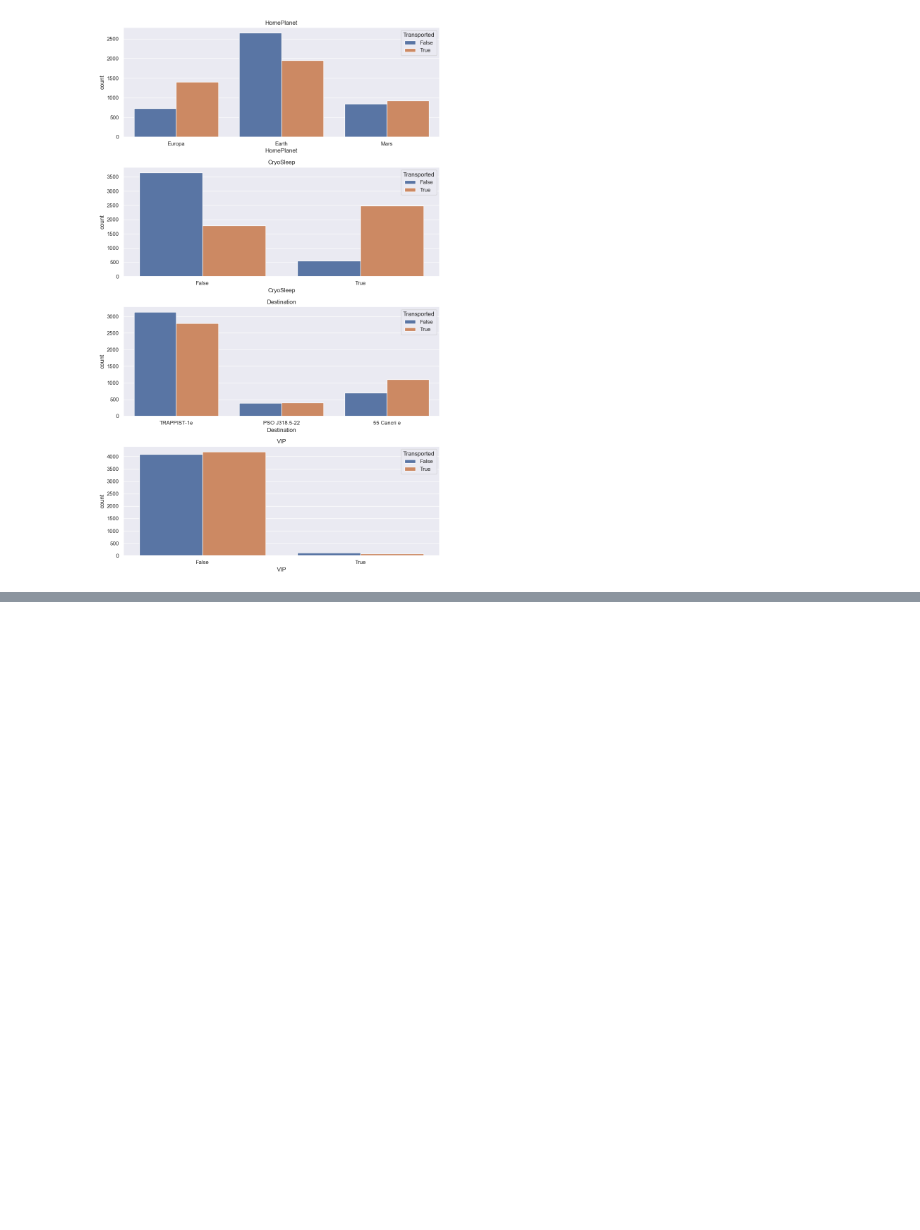
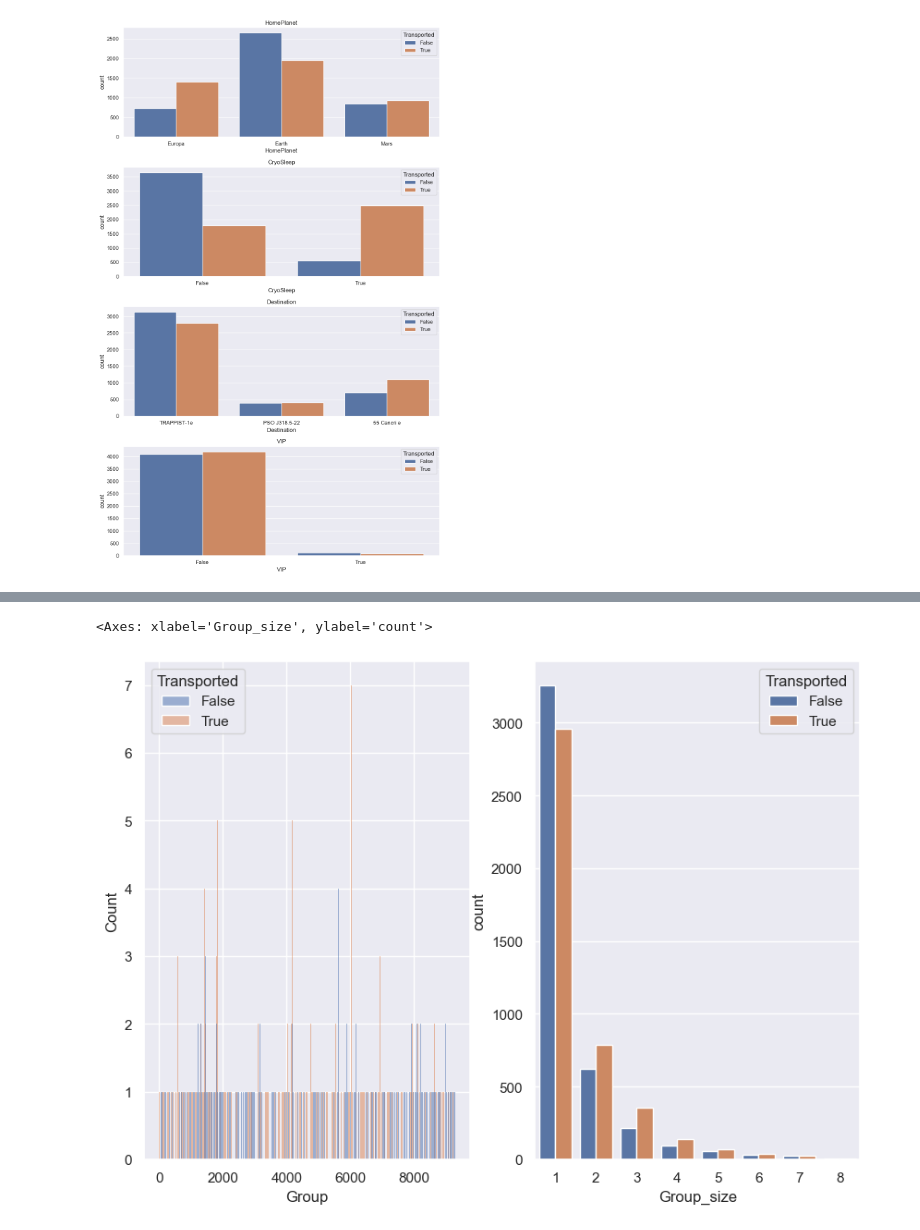
Before and after one commit to urxpietrek/spaceship_DS, a Jupyter notebook: spaceship_titanic.ipynb, the cells around one changed output, grey strips where cells are left out. Cells and saved outputs as stored; diff of their text form; code cells hidden in the pictures; blank space fills up the shorter version.

```diff
--- a/spaceship_titanic.ipynb
+++ b/spaceship_titanic.ipynb
@@ -241,0 +261,17 @@ fig.tight_layout()
+# %%
+train['Group'] = train['PassengerId'].apply(lambda id: id.split('_')[0]).astype('int')
+test['Group'] = test['PassengerId'].apply(lambda id: id.split('_')[0]).astype('int')
+# %%
+train['Group_size'] = train['PassengerId'].apply(lambda id: id.split('_')[1]).astype('int')
+test['Group_size'] = test['PassengerId'].apply(lambda id: id.split('_')[1]).astype('int')
+# %%
+figure = plt.figure(figsize=(10,7))
+
+plt.subplot(1,2,1)
+sns.histplot(data=train, x='Group', hue='Transported', binwidth=1)
+
+plt.subplot(1,2,2)
+sns.countplot(data=train, x='Group_size', hue='Transported')
+# %% [output]
+<Axes: xlabel='Group_size', ylabel='count'>
+[figure, added]
```
Also changed, not shown: parts of 5 cells of this notebook.
